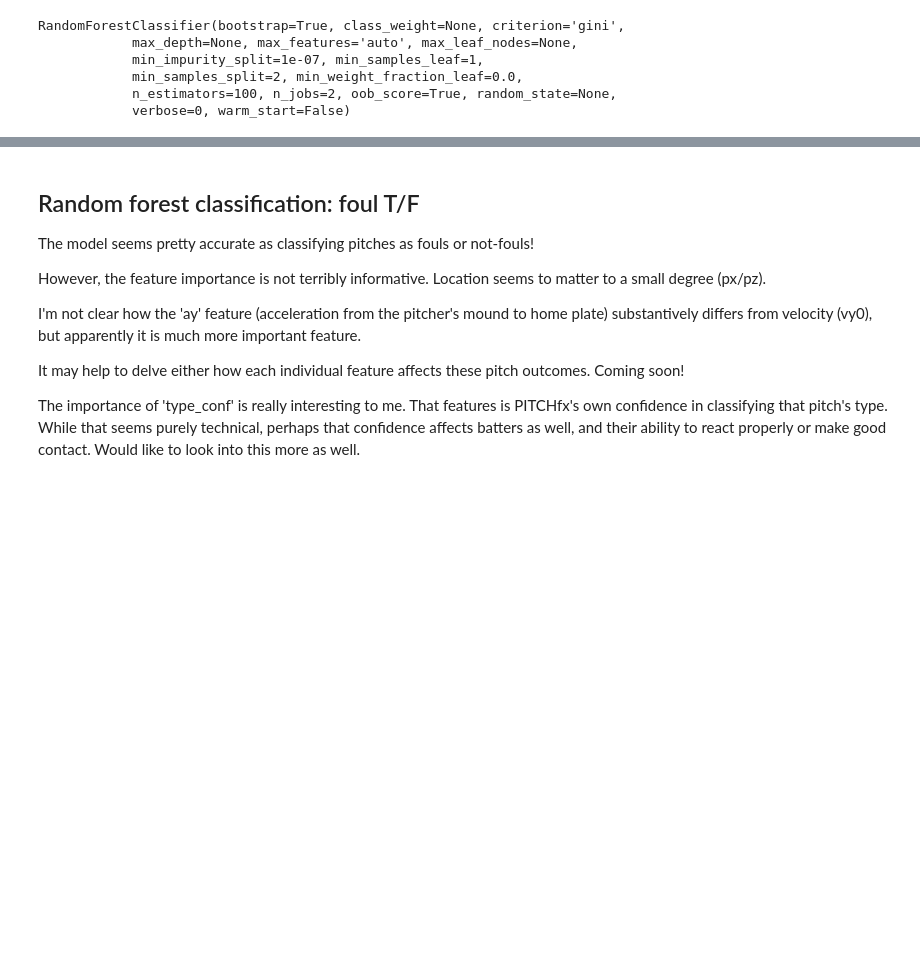
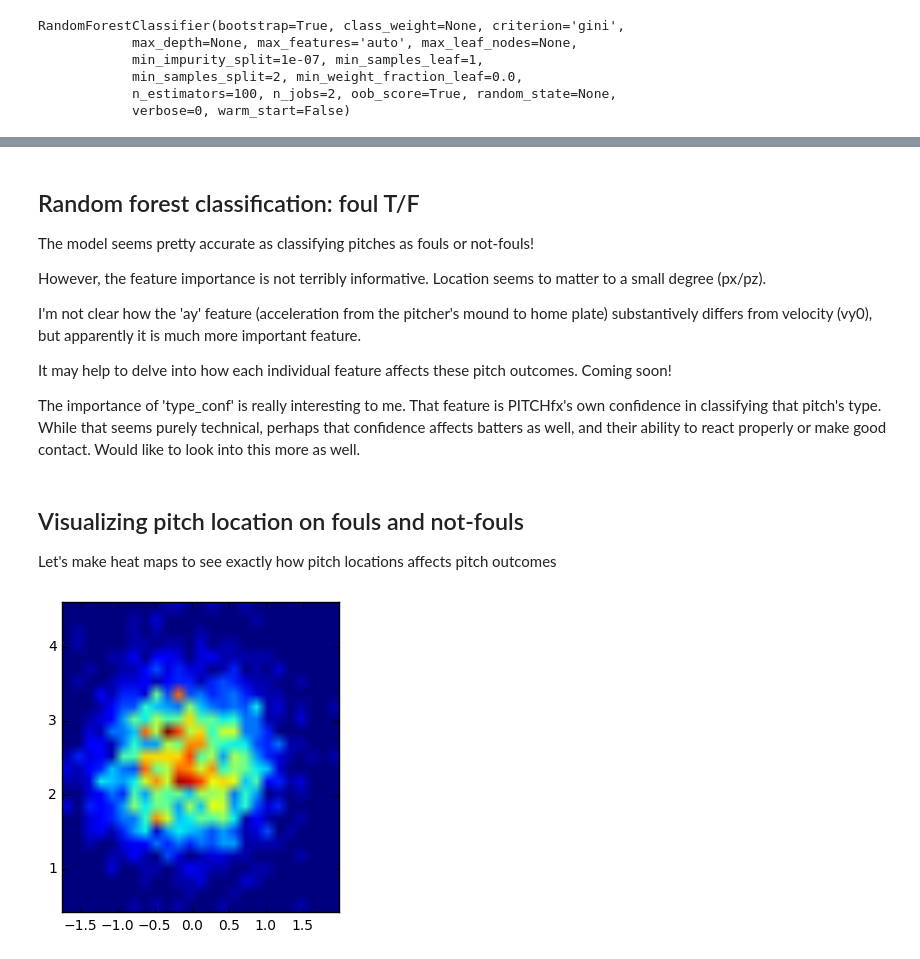
Before and after one commit to aredoubles/FoulBall, a Jupyter notebook: Pitch FX Exploration.ipynb, the cells around one changed output, grey strips where cells are left out. Saved outputs shown, nothing was run; the diff lists cells and outputs as text; code cells hidden in the pictures; blank space fills up the shorter version.

Commit message:
Heat maps

```diff
--- a/Pitch FX Exploration.ipynb
+++ b/Pitch FX Exploration.ipynb
@@ -20,6 +26,7 @@ data.shape
 # 12,134 samples (pitches) in this three day period
 # %%
 #Split dataset into fouls and not-fouls
-fouls = data[data['pitch_res'] == 'F']
+thefouls = data[data['pitch_res'] == 'F']
 notfouls = data[data['pitch_res'] != 'F']
-print('Fouls: ', fouls.shape, 'Not Fouls: ', notfouls.shape)
+print('Fouls: ', thefouls.shape, 'Not Fouls: ', notfouls.shape)
+# 2050 pitches were fouled off, 10,084 were not fouled off, unbalanced dataset.
@@ -226,6 +232,22 @@ However, the feature importance is not terribly informative. Location seems to m
 
 I'm not clear how the 'ay' feature (acceleration from the pitcher's mound to home plate) substantively differs from velocity (vy0), but apparently it is much more important feature.
 
-It may help to delve either how each individual feature affects these pitch outcomes. Coming soon!
+It may help to delve into how each individual feature affects these pitch outcomes. Coming soon!
 
-The importance of 'type_conf' is really interesting to me. That features is PITCHfx's own confidence in classifying that pitch's type. While that seems purely technical, perhaps that confidence affects batters as well, and their ability to react properly or make good contact. Would like to look into this more as well.
+The importance of 'type_conf' is really interesting to me. That feature is PITCHfx's own confidence in classifying that pitch's type. While that seems purely technical, perhaps that confidence affects batters as well, and their ability to react properly or make good contact. Would like to look into this more as well.
+# %% [markdown]
+## Visualizing pitch location on fouls and not-fouls
+
+Let's make heat maps to see exactly how pitch locations affects pitch outcomes
+# %%
+# Heat map of pitches that were fouled-off
+thefouls = thefouls.dropna()
+
+heatmap, xedges, yedges = np.histogram2d(thefouls['px'], thefouls['pz'], bins = 25)
+extent = [xedges[0], xedges[-1], yedges[0], yedges[-1]]
+
+plt.clf()
+plt.imshow(heatmap.T, extent=extent, origin='lower')
+plt.show()
+# %% [output]
+[figure, added]
```
Also changed, not shown: parts of 23 cells of this notebook, 1 other file.
